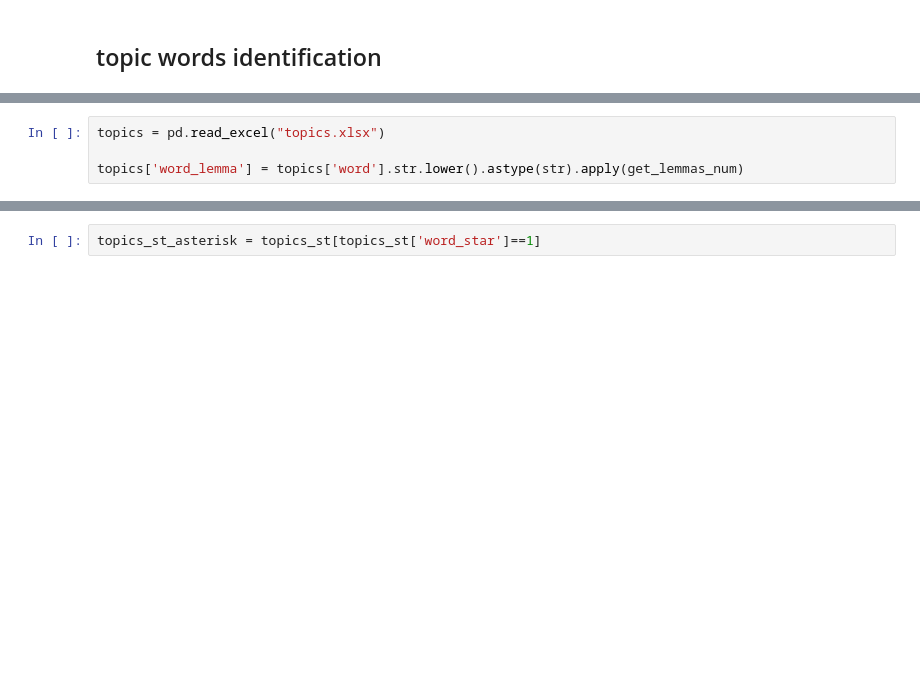
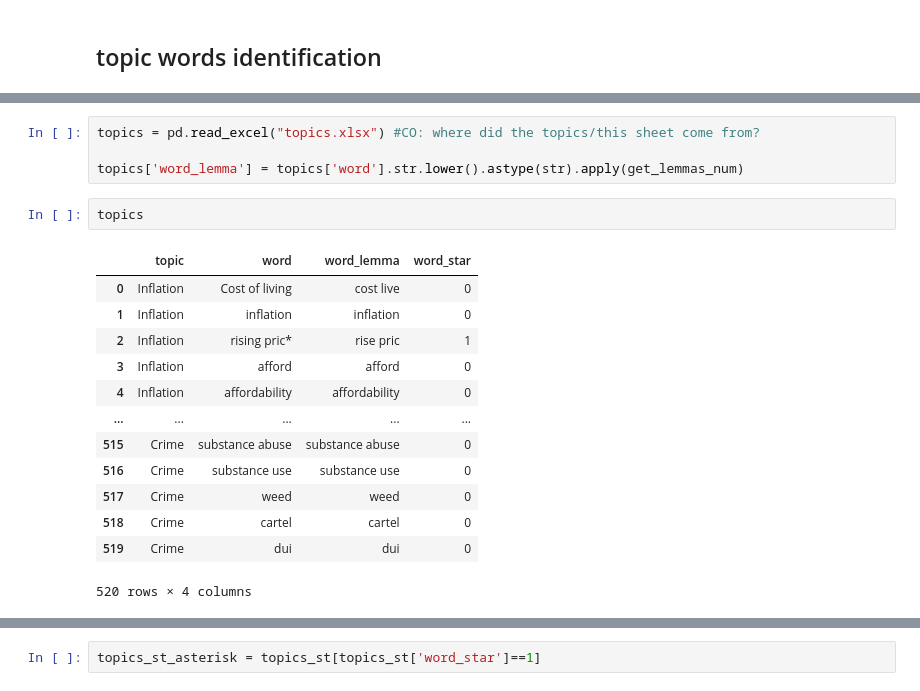
Before and after one commit to ykim71/georgia_analysis, a Jupyter notebook: (3)_Georgia_topic_analysis.ipynb, the cells around one changed output, grey strips where cells are left out. Drawn from its saved outputs; the diff is of its cells as text; blank space fills up the shorter version.

```diff
--- a/(3)_Georgia_topic_analysis.ipynb
+++ b/(3)_Georgia_topic_analysis.ipynb
@@ -101,7 +242,23 @@ article_model_bigram.save("Georgia_language_lemma_num10_v2") # v2 : with updated
 # %%
-topics = pd.read_excel("topics.xlsx")
+topics = pd.read_excel("topics.xlsx") #CO: where did the topics/this sheet come from?
 
 topics['word_lemma'] = topics['word'].str.lower().astype(str).apply(get_lemmas_num)
+# %%
+topics
+# %% [output]
+|  | topic | word | word_lemma | word_star |
+| 0 | Inflation | Cost of living | cost live | 0 |
+| 1 | Inflation | inflation | inflation | 0 |
+| 2 | Inflation | rising pric* | rise pric | 1 |
+| 3 | Inflation | afford | afford | 0 |
+| 4 | Inflation | affordability | affordability | 0 |
+| ... | ... | ... | ... | ... |
+| 515 | Crime | substance abuse | substance abuse | 0 |
+| 516 | Crime | substance use | substance use | 0 |
+| 517 | Crime | weed | weed | 0 |
+| 518 | Crime | cartel | cartel | 0 |
+| 519 | Crime | dui | dui | 0 |
+520 rows × 4 columns
 # %%
 import numpy as np
 
```
Also changed, not shown: parts of 60 cells of this notebook.
